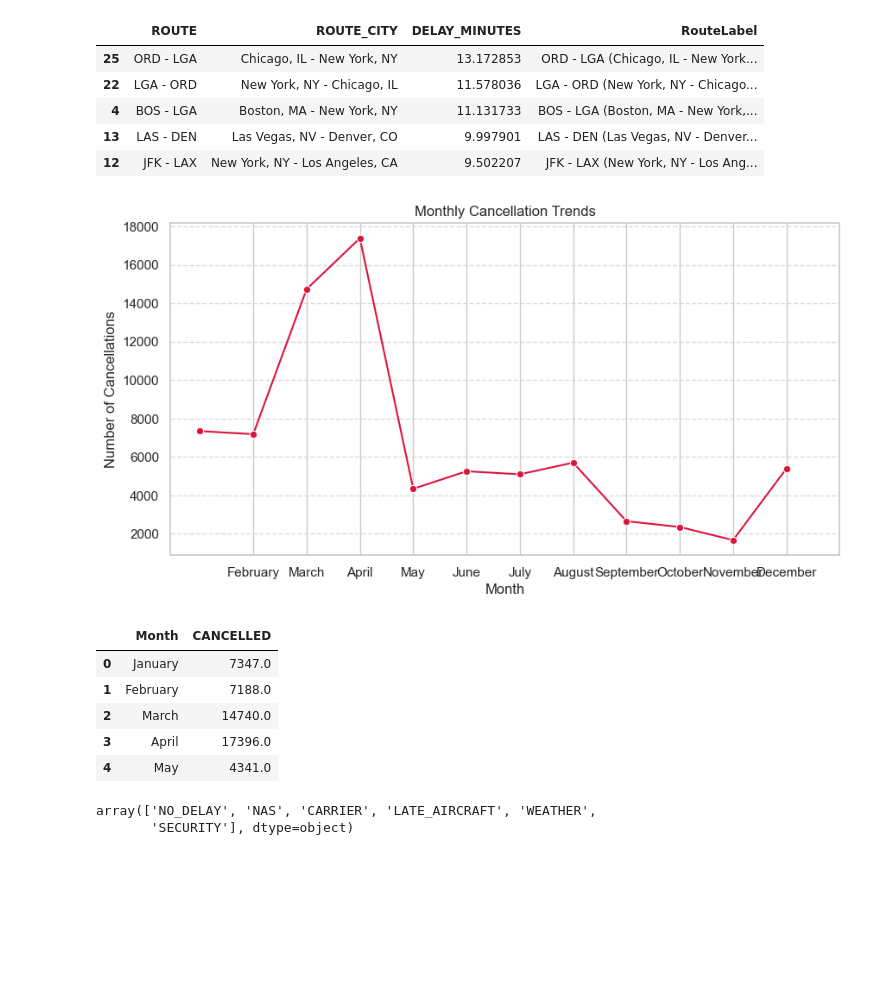
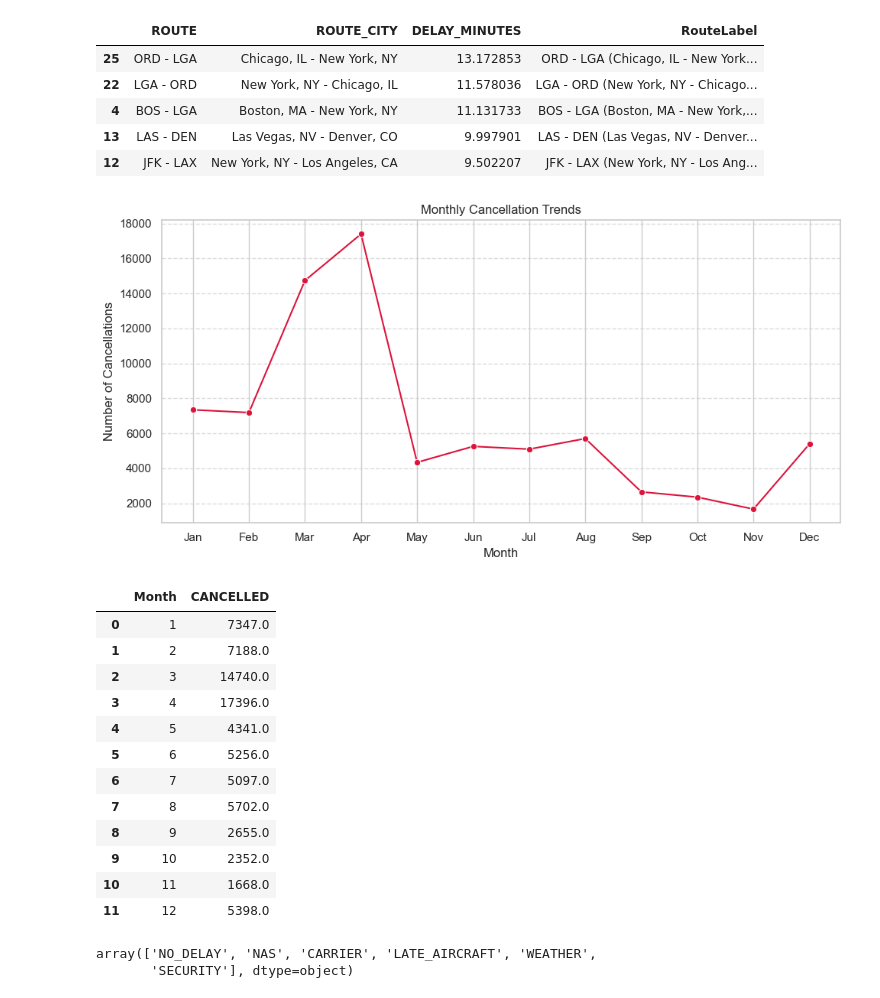
Before and after one commit to ryadavnitb/Batch-7, a Jupyter notebook: Airfly-Insights.ipynb, the cells around one changed output. Saved outputs shown, nothing was run; the diff lists cells and outputs as text; code cells hidden in the pictures; blank space fills up the shorter version.

```diff
--- a/Airfly-Insights.ipynb
+++ b/Airfly-Insights.ipynb
@@ -767,38 +767,48 @@ route_delay.head()
 | 4 | BOS - LGA | Boston, MA - New York, NY | 11.131733 | BOS - LGA (Boston, MA - New York,... |
 | 13 | LAS - DEN | Las Vegas, NV - Denver, CO | 9.997901 | LAS - DEN (Las Vegas, NV - Denver... |
 | 12 | JFK - LAX | New York, NY - Los Angeles, CA | 9.502207 | JFK - LAX (New York, NY - Los Ang... |
-# %%
-# 6.1 Monthly Cancellation Trends
-# -------------------------------
-
-# Group by Month and count cancelled flights
-monthly_cancellations = (
-    df.groupby('Month')['CANCELLED']
-      .sum()
-      .reset_index()
-      .sort_values('Month')
-)
-
-# Plot
-plt.figure(figsize=(10,5))
-sns.lineplot(x='Month', y='CANCELLED', data=monthly_cancellations, marker="o", color="crimson")
-plt.title("Monthly Cancellation Trends")
-plt.xlabel("Month")
-plt.ylabel("Number of Cancellations")
-plt.xticks(range(1,13))  # Ensure months 1–12 are shown
-plt.grid(axis='y', linestyle='--', alpha=0.7)
-plt.show()
-
-# Show sample table
-monthly_cancellations.head()
-# %% [output]
-[figure, removed]
-|  | Month | CANCELLED |
-| 0 | January | 7347.0 |
-| 1 | February | 7188.0 |
-| 2 | March | 14740.0 |
-| 3 | April | 17396.0 |
-| 4 | May | 4341.0 |
+# %%
+df['Month'] = df['FL_DATE'].dt.month
+# %%
+import matplotlib.pyplot as plt
+import seaborn as sns
+
+# Group by numeric Month and count cancelled flights
+monthly_cancellations = (
+    df.groupby('Month')['CANCELLED']
+      .sum()
+      .reset_index()
+      .sort_values('Month')
+)
+
+# Plot
+plt.figure(figsize=(10,5))
+sns.lineplot(x='Month', y='CANCELLED', data=monthly_cancellations, marker="o", color="crimson")
+plt.title("Monthly Cancellation Trends")
+plt.xlabel("Month")
+plt.ylabel("Number of Cancellations")
+plt.xticks(ticks=range(1,13), labels=['Jan','Feb','Mar','Apr','May','Jun','Jul','Aug','Sep','Oct','Nov','Dec'])
+plt.grid(axis='y', linestyle='--', alpha=0.7)
+plt.tight_layout()
+plt.show()
+
+# Show sample table
+monthly_cancellations
+# %% [output]
+[figure, added]
+|  | Month | CANCELLED |
+| 0 | 1 | 7347.0 |
+| 1 | 2 | 7188.0 |
+| 2 | 3 | 14740.0 |
+| 3 | 4 | 17396.0 |
+| 4 | 5 | 4341.0 |
+| 5 | 6 | 5256.0 |
+| 6 | 7 | 5097.0 |
+| 7 | 8 | 5702.0 |
+| 8 | 9 | 2655.0 |
+| 9 | 10 | 2352.0 |
+| 10 | 11 | 1668.0 |
+| 11 | 12 | 5398.0 |
 # %%
 df['DELAY_CAUSE'].unique()
 # %% [output]
```
Also changed, not shown: parts of 6 cells of this notebook.
